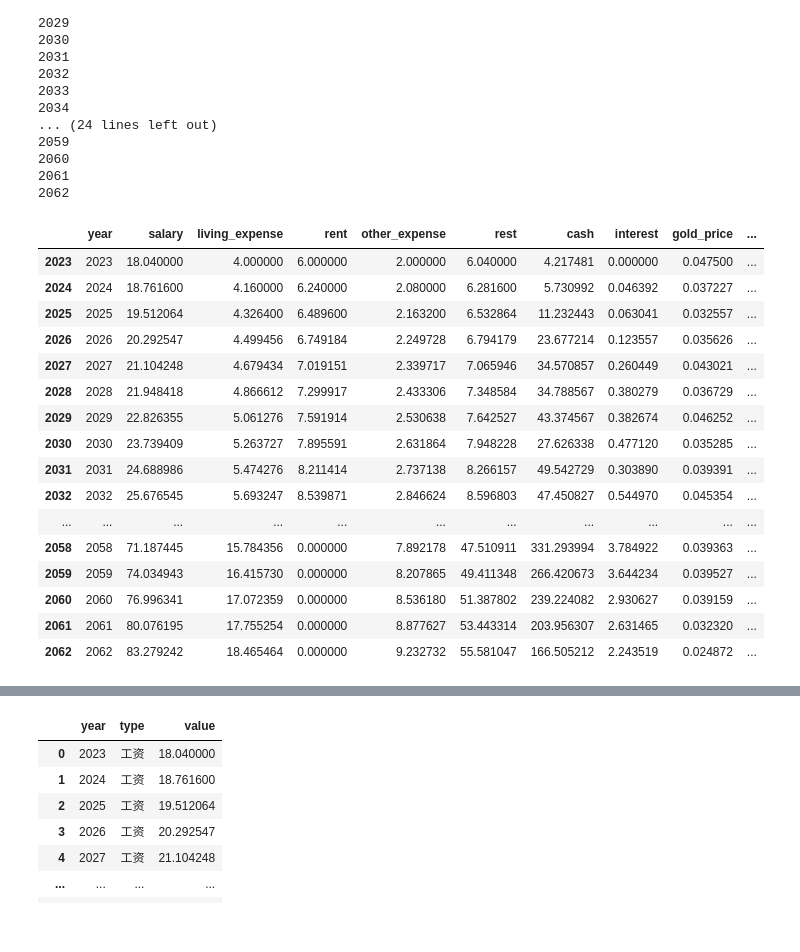
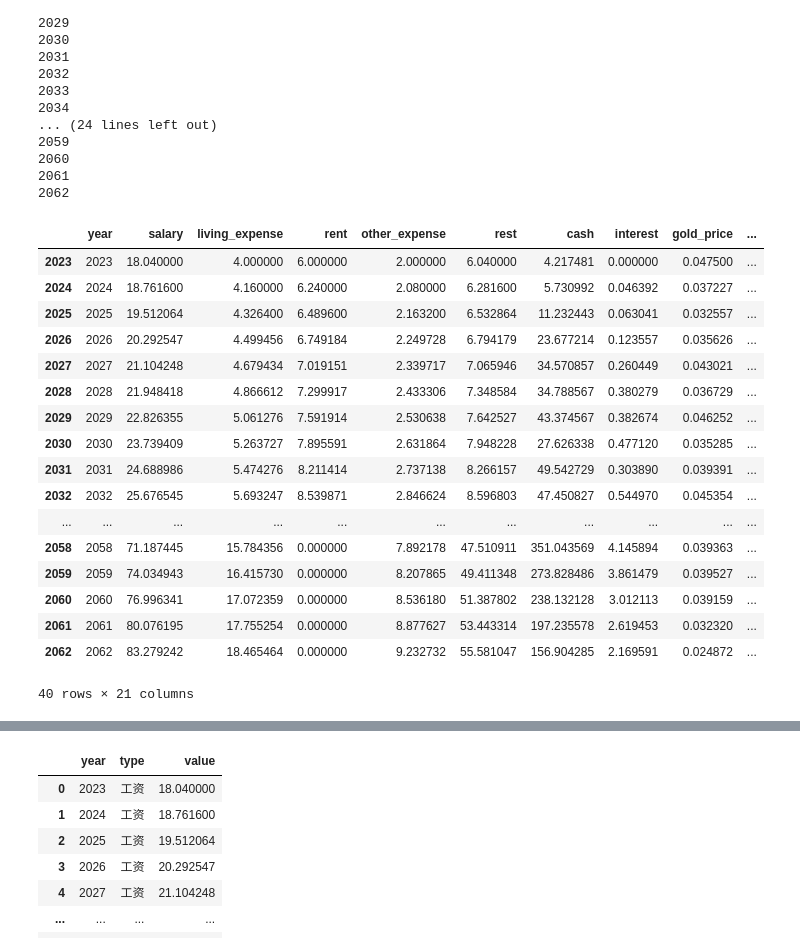
Before and after one commit to xcRRRRt/Data-Visualization, a Jupyter notebook: 考试四/考试四.ipynb, the cells around one changed output, grey strips where cells are left out. Cells and saved outputs as stored; diff of their text form; code cells hidden in the pictures.

```diff
--- a/考试四/考试四.ipynb
+++ b/考试四/考试四.ipynb
@@ -153,7 +153,7 @@ for i, row in df.iterrows():
         # 如果买了房
         if buy_house:
             if df.loc[i, 'loan'] > 0:                                                                           # 如果贷款还完了
-                df.loc[i, 'loan_capital'] = house_price / loan_years                                            # 更新应还本金
+                df.loc[i, 'loan_capital'] = loan / loan_years                                            # 更新应还本金
                 df.loc[i, 'loan'] -= df.loc[i, 'loan_capital']                                                  # 更新剩余贷款
                 df.loc[i, 'loan_interest'] = df.loc[i, 'loan'] * loan_rate                                      # 更新利息
                 df.loc[i, 'cash'] = df.loc[i, 'cash'] - df.loc[i, 'loan_capital'] - df.loc[i, 'loan_interest']  # 更新现金
@@ -164,7 +164,7 @@ for i, row in df.iterrows():
         # 如果拥有现金150万且没有买房，则可以买房了，贷款200万
         if df.loc[i, 'cash'] >= buy_house_threshold and not buy_house:
             df.loc[i, 'loan'] += loan                                                                           # 更新剩余贷款
-            df.loc[i, 'loan_capital'] = house_price / loan_years                                                # 更新应还本金
+            df.loc[i, 'loan_capital'] = loan / loan_years                                                # 更新应还本金
             df.loc[i, 'loan_interest'] = df.loc[i, 'loan'] * loan_rate                                          # 更新利息
             df.loc[i, 'cash'] -= down_payment + df.loc[i, 'loan_capital'] + df.loc[i, 'loan_interest']          # 更新现金
             df.loc[i, 'house_value'] = 300                                                                      # 更新房产价值
@@ -224,22 +224,23 @@ for i, row in df.iterrows():
 2061
 2062
 # %%
-df.iloc[:,:16]
+df
 # %% [output]
 |  | year | salary | living_expense | rent | other_expense | rest | cash | interest | gold_price | ... |
 | 2023 | 2023 | 18.040000 | 4.000000 | 6.000000 | 2.000000 | 6.040000 | 4.217481 | 0.000000 | 0.047500 | ... |
 | 2024 | 2024 | 18.761600 | 4.160000 | 6.240000 | 2.080000 | 6.281600 | 5.730992 | 0.046392 | 0.037227 | ... |
 | 2025 | 2025 | 19.512064 | 4.326400 | 6.489600 | 2.163200 | 6.532864 | 11.232443 | 0.063041 | 0.032557 | ... |
 | 2026 | 2026 | 20.292547 | 4.499456 | 6.749184 | 2.249728 | 6.794179 | 23.677214 | 0.123557 | 0.035626 | ... |
 | 2027 | 2027 | 21.104248 | 4.679434 | 7.019151 | 2.339717 | 7.065946 | 34.570857 | 0.260449 | 0.043021 | ... |
 | 2028 | 2028 | 21.948418 | 4.866612 | 7.299917 | 2.433306 | 7.348584 | 34.788567 | 0.380279 | 0.036729 | ... |
 | 2029 | 2029 | 22.826355 | 5.061276 | 7.591914 | 2.530638 | 7.642527 | 43.374567 | 0.382674 | 0.046252 | ... |
 | 2030 | 2030 | 23.739409 | 5.263727 | 7.895591 | 2.631864 | 7.948228 | 27.626338 | 0.477120 | 0.035285 | ... |
 | 2031 | 2031 | 24.688986 | 5.474276 | 8.211414 | 2.737138 | 8.266157 | 49.542729 | 0.303890 | 0.039391 | ... |
 | 2032 | 2032 | 25.676545 | 5.693247 | 8.539871 | 2.846624 | 8.596803 | 47.450827 | 0.544970 | 0.045354 | ... |
 | ... | ... | ... | ... | ... | ... | ... | ... | ... | ... | ... |
-| 2058 | 2058 | 71.187445 | 15.784356 | 0.000000 | 7.892178 | 47.510911 | 331.293994 | 3.784922 | 0.039363 | ... |
-| 2059 | 2059 | 74.034943 | 16.415730 | 0.000000 | 8.207865 | 49.411348 | 266.420673 | 3.644234 | 0.039527 | ... |
-| 2060 | 2060 | 76.996341 | 17.072359 | 0.000000 | 8.536180 | 51.387802 | 239.224082 | 2.930627 | 0.039159 | ... |
-| 2061 | 2061 | 80.076195 | 17.755254 | 0.000000 | 8.877627 | 53.443314 | 203.956307 | 2.631465 | 0.032320 | ... |
-| 2062 | 2062 | 83.279242 | 18.465464 | 0.000000 | 9.232732 | 55.581047 | 166.505212 | 2.243519 | 0.024872 | ... |
+| 2058 | 2058 | 71.187445 | 15.784356 | 0.000000 | 7.892178 | 47.510911 | 351.043569 | 4.145894 | 0.039363 | ... |
+| 2059 | 2059 | 74.034943 | 16.415730 | 0.000000 | 8.207865 | 49.411348 | 273.828486 | 3.861479 | 0.039527 | ... |
+| 2060 | 2060 | 76.996341 | 17.072359 | 0.000000 | 8.536180 | 51.387802 | 238.132128 | 3.012113 | 0.039159 | ... |
+| 2061 | 2061 | 80.076195 | 17.755254 | 0.000000 | 8.877627 | 53.443314 | 197.235578 | 2.619453 | 0.032320 | ... |
+| 2062 | 2062 | 83.279242 | 18.465464 | 0.000000 | 9.232732 | 55.581047 | 156.904285 | 2.169591 | 0.024872 | ... |
+40 rows × 21 columns
```
Also changed, not shown: parts of 5 cells of this notebook, 4 other files.
